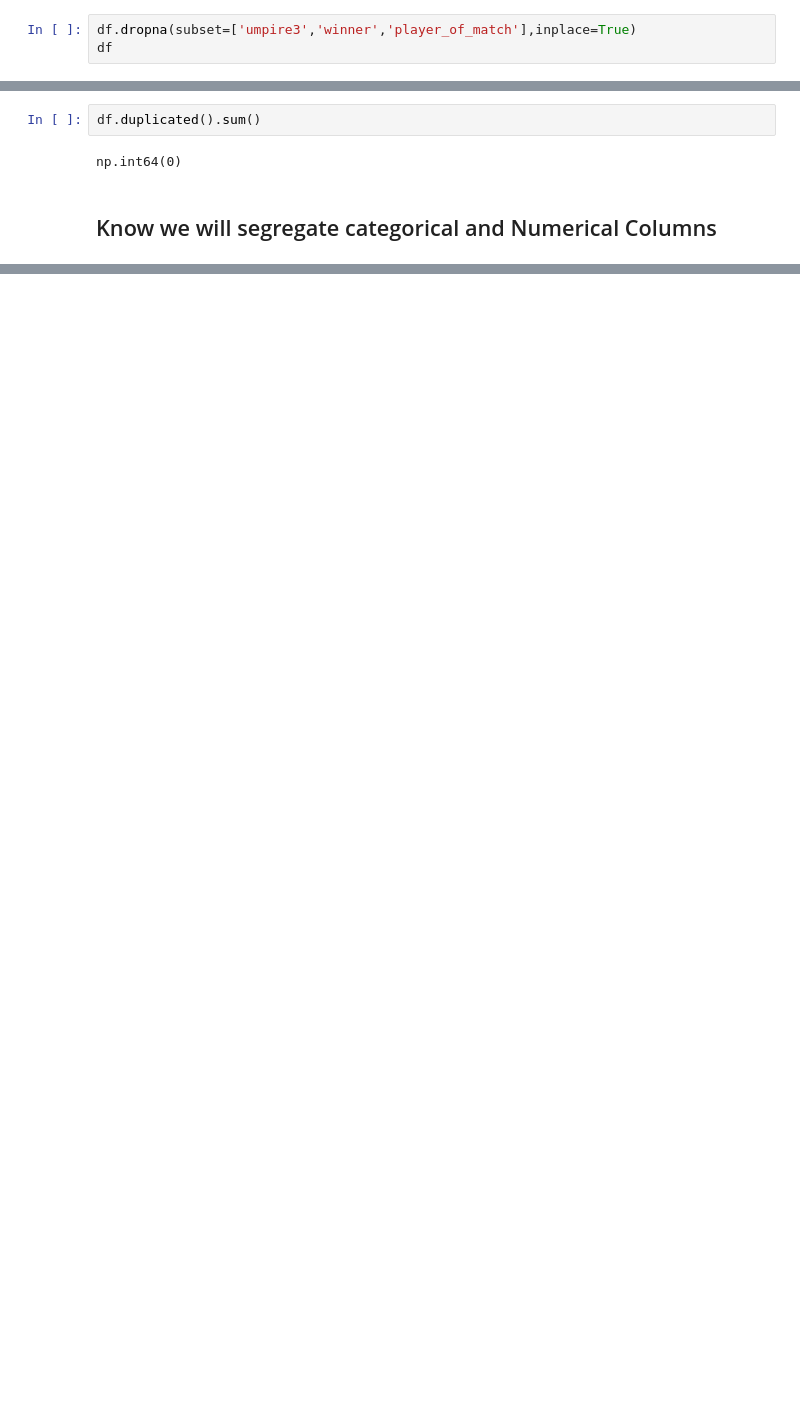
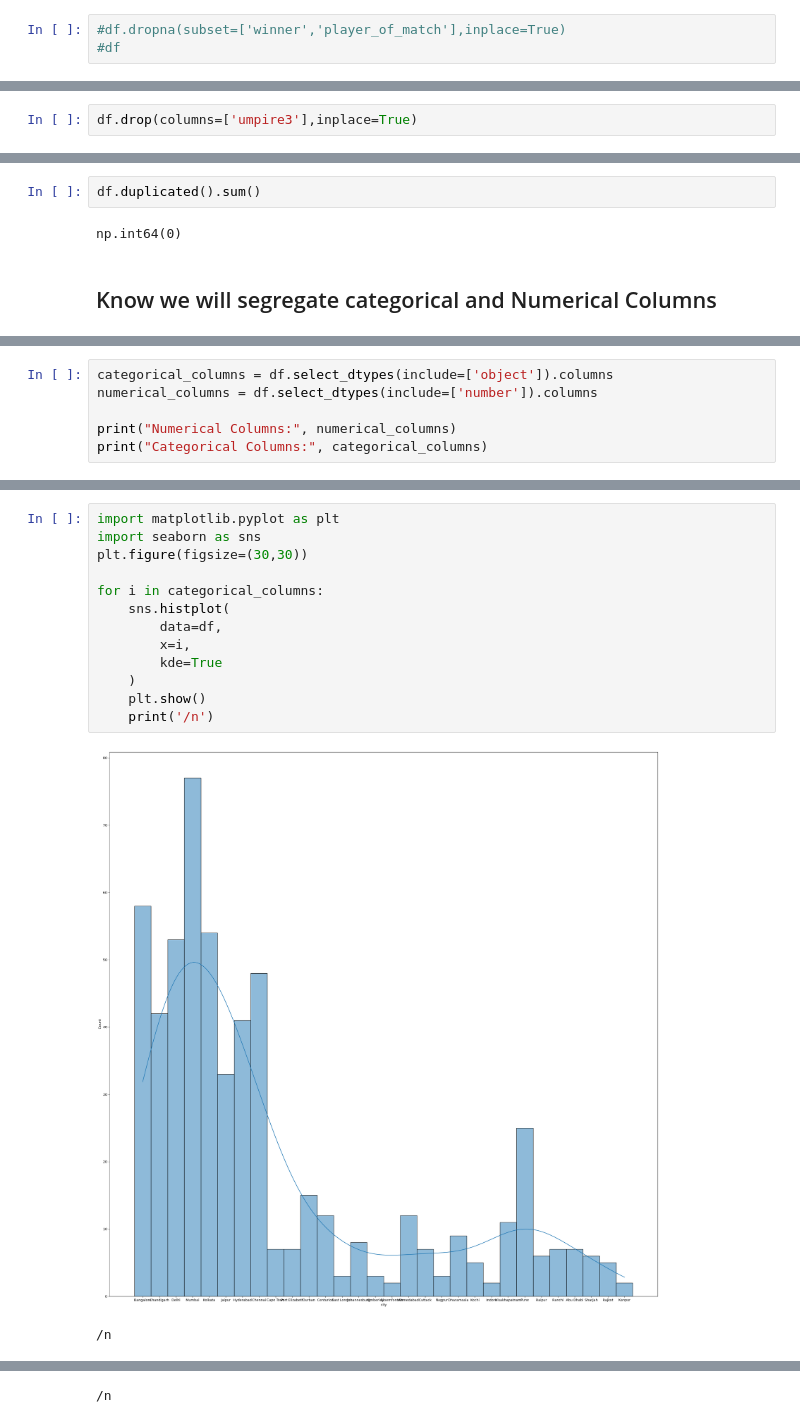
Before and after one commit to kunalsir98/IPL_prediction_main, a Jupyter notebook: notebook/eda.ipynb, the cells around one changed output, grey strips where cells are left out. Cells and saved outputs as stored; diff of their text form; blank space fills up the shorter version.

```diff
--- a/notebook/eda.ipynb
+++ b/notebook/eda.ipynb
@@ -41,5 +41,5 @@ umpire2              0
 umpire3            577
 dtype: int64
 # %%
-df.dropna(subset=['umpire3','winner','player_of_match'],inplace=True)
-df
+#df.dropna(subset=['winner','player_of_match'],inplace=True)
+#df
@@ -48,3 +46,5 @@ df
+# %%
+df.drop(columns=['umpire3'],inplace=True)
 # %%
 df.isnull().sum()
 # %% [output]
@@ -87,0 +94,6 @@ this is are our categorical colummns:Index([], dtype='str')
+# %%
+categorical_columns = df.select_dtypes(include=['object']).columns
+numerical_columns = df.select_dtypes(include=['number']).columns
+
+print("Numerical Columns:", numerical_columns)
+print("Categorical Columns:", categorical_columns)
@@ -87,0 +127,16 @@ this is are our categorical colummns:Index([], dtype='str')
+# %%
+import matplotlib.pyplot as plt
+import seaborn as sns
+plt.figure(figsize=(30,30))
+
+for i in categorical_columns:
+    sns.histplot(
+        data=df,
+        x=i,
+        kde=True
+    )
+    plt.show()
+    print('/n')
+# %% [output]
+[figure, added]
+/n
@@ -87,0 +144 @@ this is are our categorical colummns:Index([], dtype='str')
+/n
```
Also changed, not shown: parts of 13 cells of this notebook, 1 other file.
